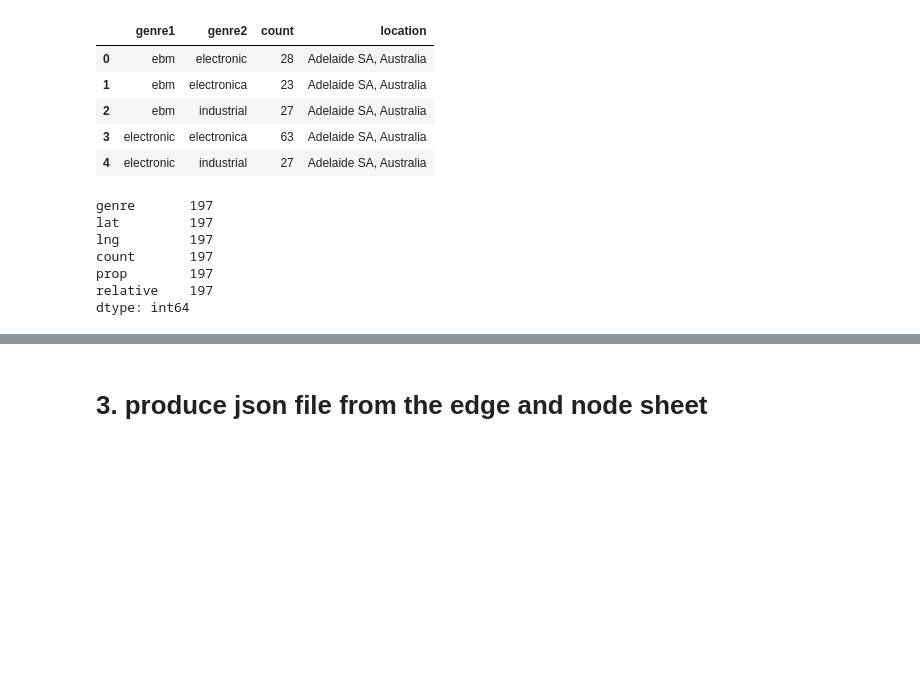
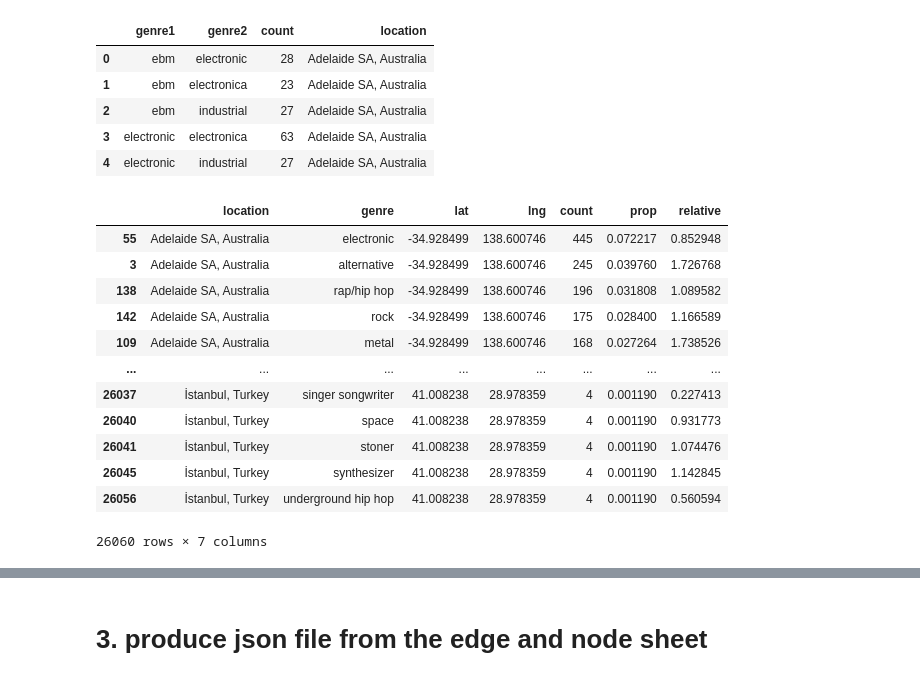
Before and after one commit to julesbecker/components_bandcamp, a Jupyter notebook: notebooks/sheet_clean_routine.ipynb, the cells around one changed output, grey strips where cells are left out. Drawn from its saved outputs; the diff is of its cells as text; code cells hidden in the pictures; blank space fills up the shorter version.

```diff
--- a/notebooks/sheet_clean_routine.ipynb
+++ b/notebooks/sheet_clean_routine.ipynb
@@ -63,15 +88,23 @@ Collected.head()
 | 2 | ebm | industrial | 27 | Adelaide SA, Australia |
 | 3 | electronic | electronica | 63 | Adelaide SA, Australia |
 | 4 | electronic | industrial | 27 | Adelaide SA, Australia |
-# %%
-# 2. check highest node counts
-node_reader = pd.read_csv(node_file)
-node_reader.groupby('location').count().max()
-# %% [output]
-genre       197
-lat         197
-lng         197
-count       197
-prop        197
-relative    197
-dtype: int64
+# %%
+with open(json_file, "r") as jsonFile:
+    json_output = json.load(jsonFile)
+node_reader = pd.read_csv(node_file)
+node_reader = node_reader.sort_values(['location', "count"], ascending = (True, False))
+node_reader
+# %% [output]
+|  | location | genre | lat | lng | count | prop | relative |
+| 55 | Adelaide SA, Australia | electronic | -34.928499 | 138.600746 | 445 | 0.072217 | 0.852948 |
+| 3 | Adelaide SA, Australia | alternative | -34.928499 | 138.600746 | 245 | 0.039760 | 1.726768 |
+| 138 | Adelaide SA, Australia | rap/hip hop | -34.928499 | 138.600746 | 196 | 0.031808 | 1.089582 |
+| 142 | Adelaide SA, Australia | rock | -34.928499 | 138.600746 | 175 | 0.028400 | 1.166589 |
+| 109 | Adelaide SA, Australia | metal | -34.928499 | 138.600746 | 168 | 0.027264 | 1.738526 |
+| ... | ... | ... | ... | ... | ... | ... | ... |
+| 26037 | İstanbul, Turkey | singer songwriter | 41.008238 | 28.978359 | 4 | 0.001190 | 0.227413 |
+| 26040 | İstanbul, Turkey | space | 41.008238 | 28.978359 | 4 | 0.001190 | 0.931773 |
+| 26041 | İstanbul, Turkey | stoner | 41.008238 | 28.978359 | 4 | 0.001190 | 1.074476 |
+| 26045 | İstanbul, Turkey | synthesizer | 41.008238 | 28.978359 | 4 | 0.001190 | 1.142845 |
+| 26056 | İstanbul, Turkey | underground hip hop | 41.008238 | 28.978359 | 4 | 0.001190 | 0.560594 |
+26060 rows × 7 columns
```
Also changed, not shown: parts of 4 cells of this notebook, 4 other files.
